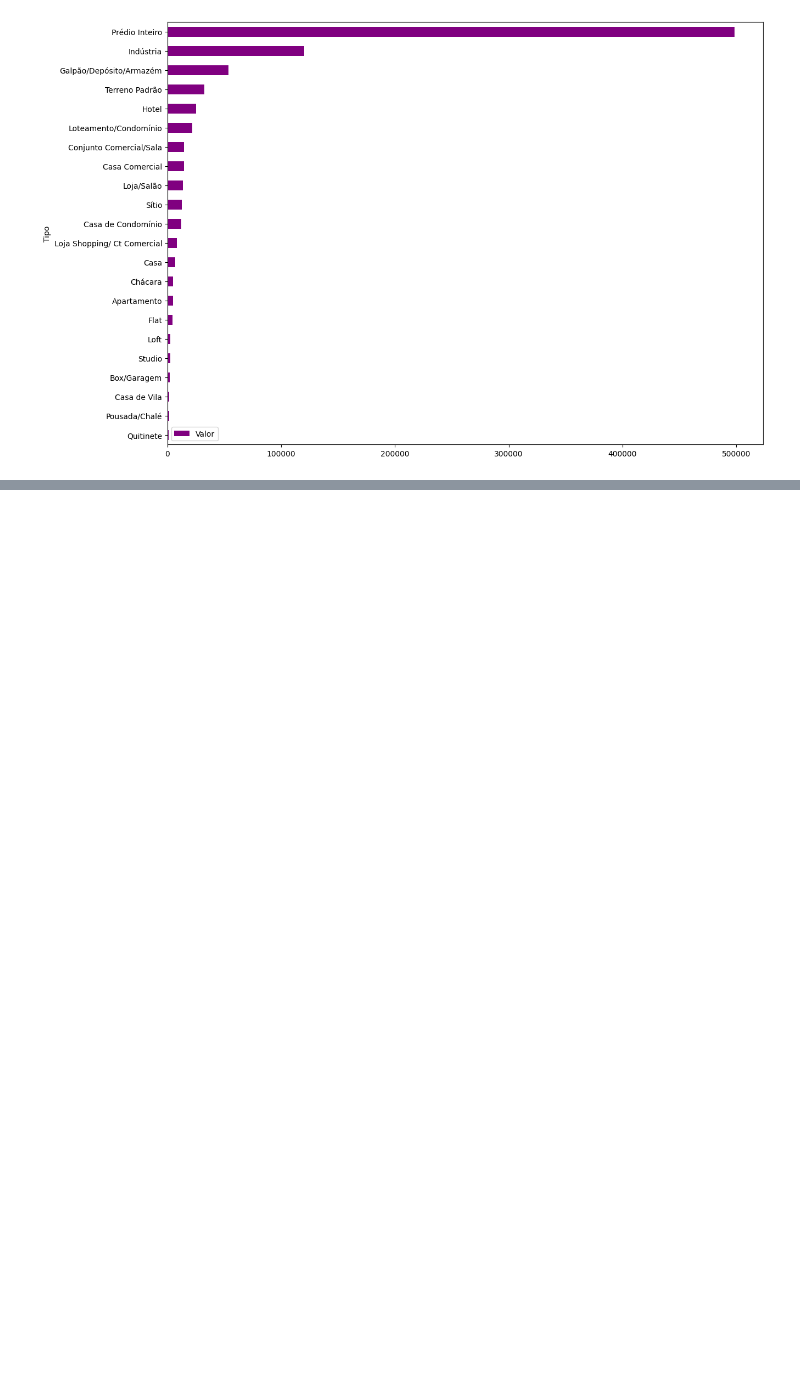
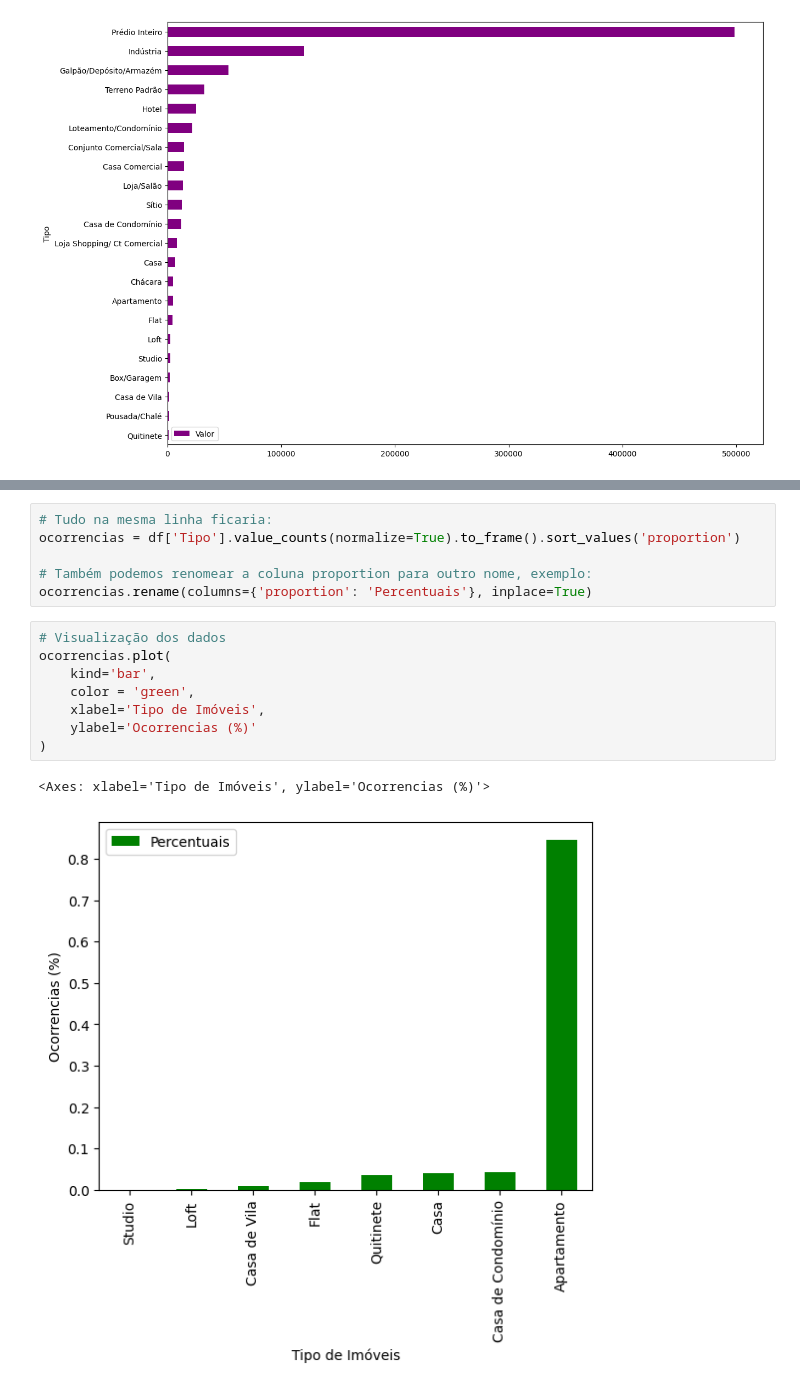
Before and after one commit to DiogoBotton/Python_Data_Analysis, a Jupyter notebook: Pandas_Learning/exploratory_analysis.ipynb, the cells around one changed output, grey strips where cells are left out. Drawn from its saved outputs; the diff is of its cells as text; blank space fills up the shorter version.

```diff
--- a/Pandas_Learning/exploratory_analysis.ipynb
+++ b/Pandas_Learning/exploratory_analysis.ipynb
@@ -136,0 +247,17 @@ media_valor_imoveis.plot(
+# %%
+# Tudo na mesma linha ficaria:
+ocorrencias = df['Tipo'].value_counts(normalize=True).to_frame().sort_values('proportion')
+
+# Também podemos renomear a coluna proportion para outro nome, exemplo:
+ocorrencias.rename(columns={'proportion': 'Percentuais'}, inplace=True)
+# %%
+# Visualização dos dados
+ocorrencias.plot(
+    kind='bar',
+    color = 'green',
+    xlabel='Tipo de Imóveis',
+    ylabel='Ocorrencias (%)'
+)
+# %% [output]
+<Axes: xlabel='Tipo de Imóveis', ylabel='Ocorrencias (%)'>
+[figure, added]
```
Also changed, not shown: parts of 16 cells of this notebook, 3 other files.
